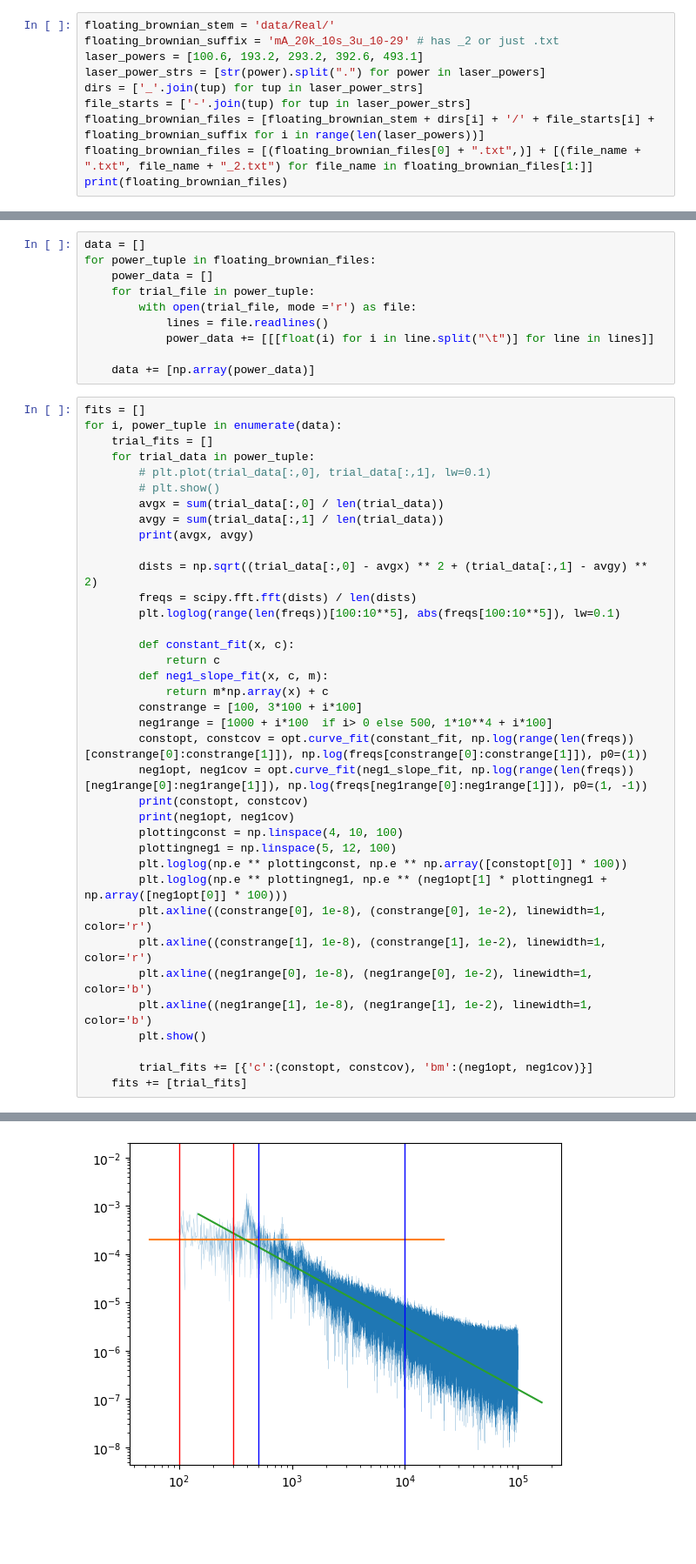
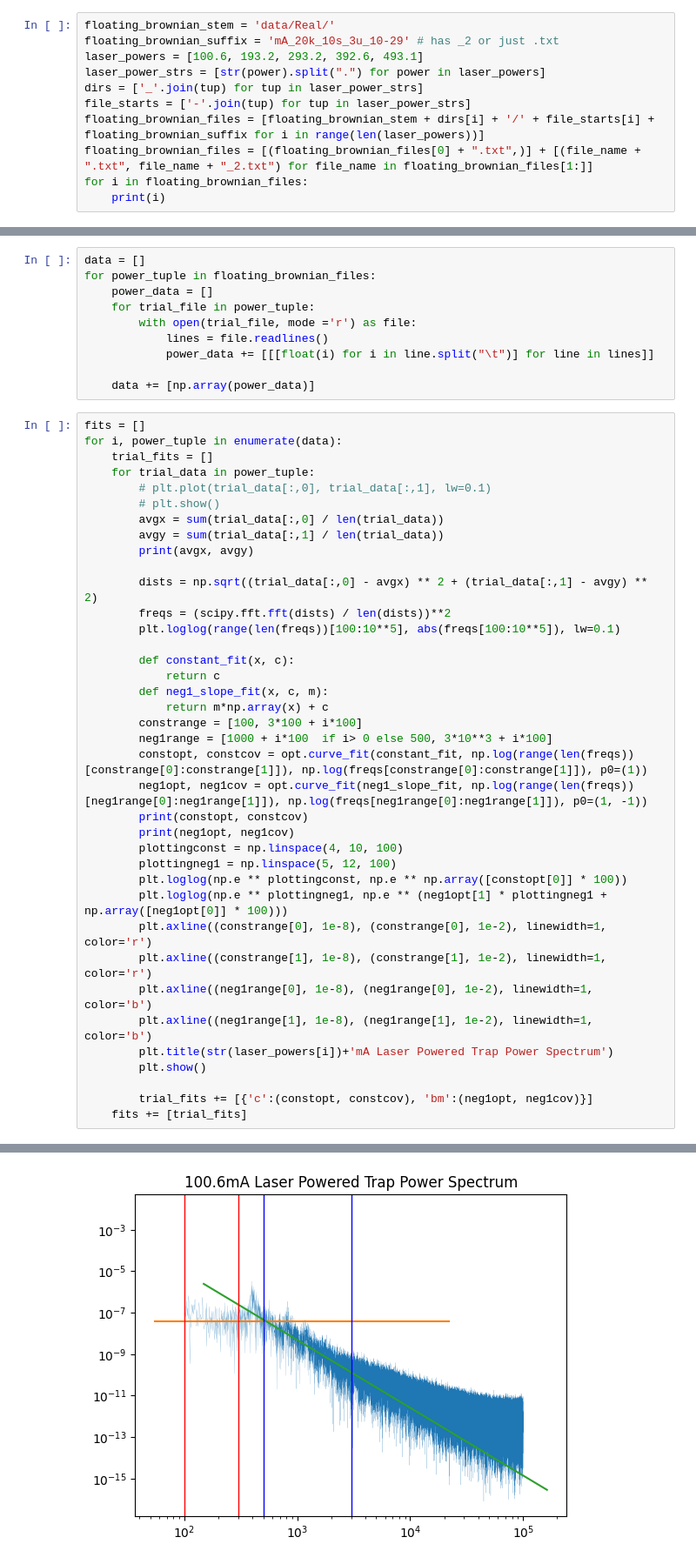
Before and after one commit to Snowton/jlab, a Jupyter notebook: Optical-Trap-master/brownian_analysis.ipynb, the cells around one changed output, grey strips where cells are left out. Shown at 87% size. Drawn from its saved outputs; the diff is of its cells as text; blank space fills up the shorter version.

```diff
--- a/Optical-Trap-master/brownian_analysis.ipynb
+++ b/Optical-Trap-master/brownian_analysis.ipynb
@@ -76,4 +76,5 @@ dirs = ['_'.join(tup) for tup in laser_power_strs]
 file_starts = ['-'.join(tup) for tup in laser_power_strs]
 floating_brownian_files = [floating_brownian_stem + dirs[i] + '/' + file_starts[i] + floating_brownian_suffix for i in range(len(laser_powers))]
 floating_brownian_files = [(floating_brownian_files[0] + ".txt",)] + [(file_name + ".txt", file_name + "_2.txt") for file_name in floating_brownian_files[1:]]
-print(floating_brownian_files)
+for i in floating_brownian_files:
+    print(i)
@@ -101,7 +100,7 @@ for i, power_tuple in enumerate(data):
         print(avgx, avgy)
 
         dists = np.sqrt((trial_data[:,0] - avgx) ** 2 + (trial_data[:,1] - avgy) ** 2)
-        freqs = scipy.fft.fft(dists) / len(dists)
+        freqs = (scipy.fft.fft(dists) / len(dists))**2
         plt.loglog(range(len(freqs))[100:10**5], abs(freqs[100:10**5]), lw=0.1)
 
         def constant_fit(x, c):
@@ -109,7 +108,7 @@ for i, power_tuple in enumerate(data):
         def neg1_slope_fit(x, c, m):
             return m*np.array(x) + c
         constrange = [100, 3*100 + i*100]
-        neg1range = [1000 + i*100  if i> 0 else 500, 1*10**4 + i*100]
+        neg1range = [1000 + i*100  if i> 0 else 500, 3*10**3 + i*100]
         constopt, constcov = opt.curve_fit(constant_fit, np.log(range(len(freqs))[constrange[0]:constrange[1]]), np.log(freqs[constrange[0]:constrange[1]]), p0=(1))
         neg1opt, neg1cov = opt.curve_fit(neg1_slope_fit, np.log(range(len(freqs))[neg1range[0]:neg1range[1]]), np.log(freqs[neg1range[0]:neg1range[1]]), p0=(1, -1))
         print(constopt, constcov)
@@ -122,6 +121,7 @@ for i, power_tuple in enumerate(data):
         plt.axline((constrange[1], 1e-8), (constrange[1], 1e-2), linewidth=1, color='r')
         plt.axline((neg1range[0], 1e-8), (neg1range[0], 1e-2), linewidth=1, color='b')
         plt.axline((neg1range[1], 1e-8), (neg1range[1], 1e-2), linewidth=1, color='b')
+        plt.title(str(laser_powers[i])+'mA Laser Powered Trap Power Spectrum')
         plt.show()
 
         trial_fits += [{'c':(constopt, constcov), 'bm':(neg1opt, neg1cov)}]
@@ -134,2 +134,2 @@ for i, power_tuple in enumerate(data):
-[figure, old version]
+[figure, new version]
 0.18250516159500954 0.16594918080500756
```
Also changed, not shown: parts of 5 cells of this notebook, 2 other files.
